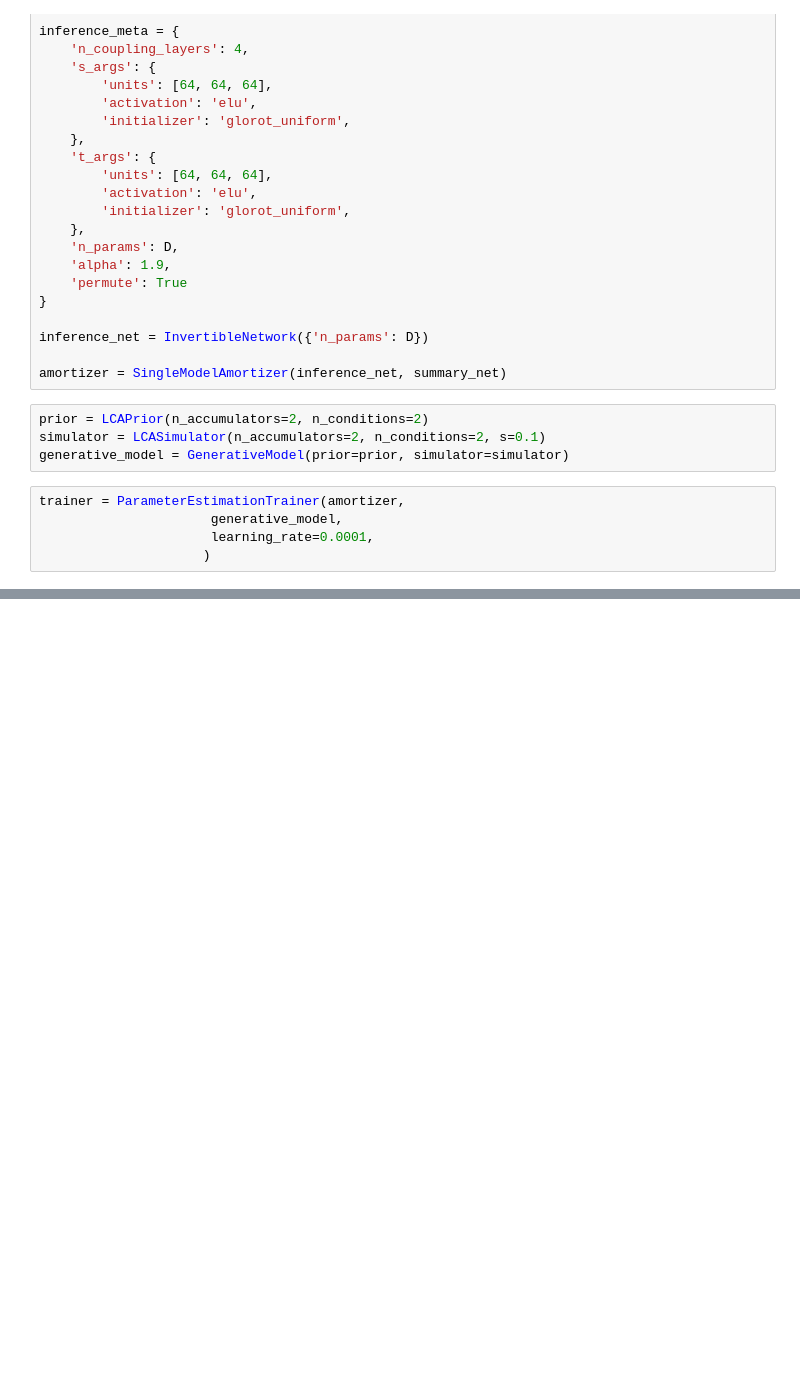
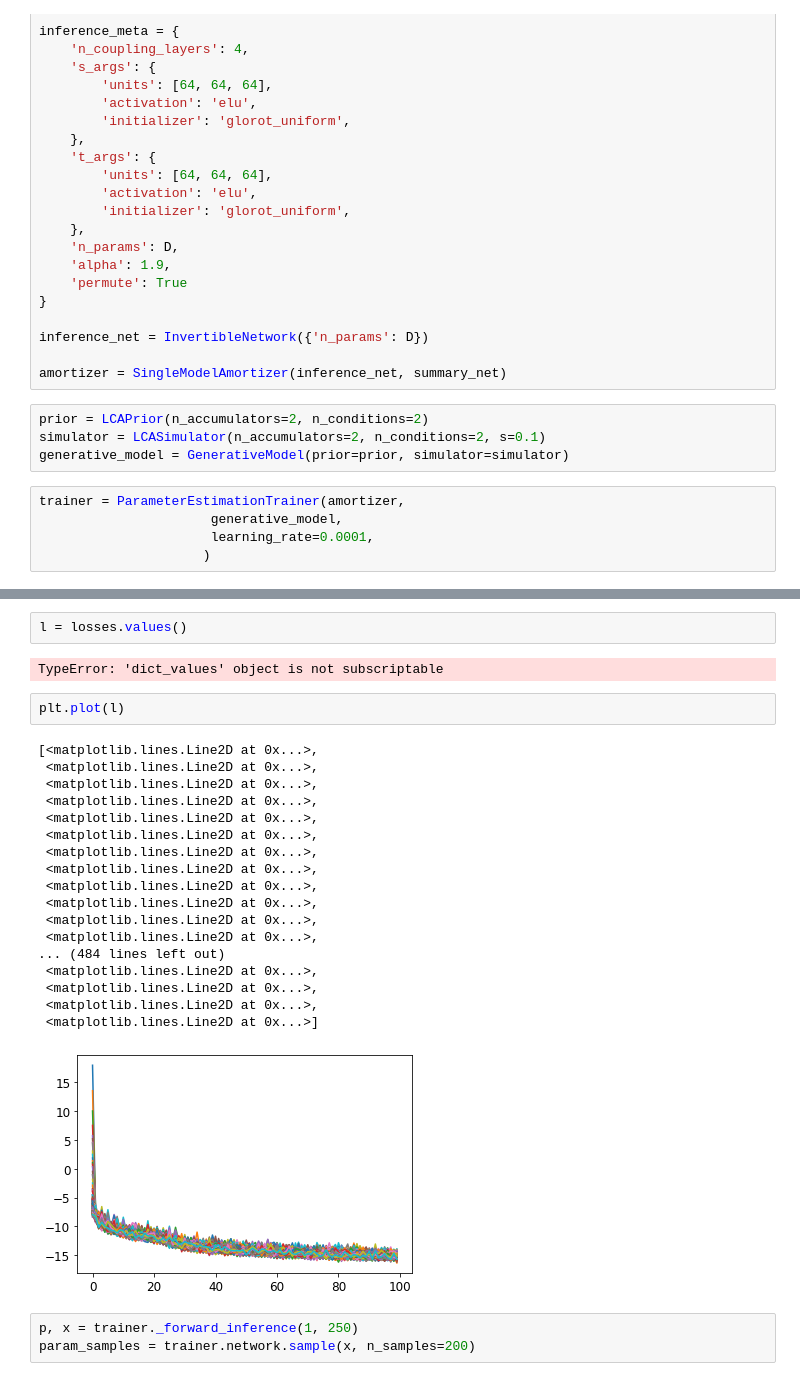
Before and after one commit to marvinschmitt/LCAEstimation, a Jupyter notebook: accumulator_meta.ipynb, the cells around one changed output, grey strips where cells are left out. Saved outputs shown, nothing was run; the diff lists cells and outputs as text; blank space fills up the shorter version.

```diff
--- a/accumulator_meta.ipynb
+++ b/accumulator_meta.ipynb
@@ -213,0 +222,28 @@ true_vs_estimated(p, param_means, ['p11', 'p12', 'p21', 'p22', 'a', 'beta', 'kap
+# %%
+l = losses.values()
+# %% [output]
+TypeError: 'dict_values' object is not subscriptable
+# %%
+plt.plot(l)
+# %% [output]
+[<matplotlib.lines.Line2D at 0x...>,
+ <matplotlib.lines.Line2D at 0x...>,
+ <matplotlib.lines.Line2D at 0x...>,
+ <matplotlib.lines.Line2D at 0x...>,
+ <matplotlib.lines.Line2D at 0x...>,
+ <matplotlib.lines.Line2D at 0x...>,
+ <matplotlib.lines.Line2D at 0x...>,
+ <matplotlib.lines.Line2D at 0x...>,
+ <matplotlib.lines.Line2D at 0x...>,
+ <matplotlib.lines.Line2D at 0x...>,
+ <matplotlib.lines.Line2D at 0x...>,
+ <matplotlib.lines.Line2D at 0x...>,
+... (484 lines left out)
+ <matplotlib.lines.Line2D at 0x...>,
+ <matplotlib.lines.Line2D at 0x...>,
+ <matplotlib.lines.Line2D at 0x...>,
+ <matplotlib.lines.Line2D at 0x...>]
+[figure, added]
+# %%
+p, x = trainer._forward_inference(1, 250)
+param_samples = trainer.network.sample(x, n_samples=200)
```
Also changed, not shown: parts of 7 cells of this notebook, 1 other file.
